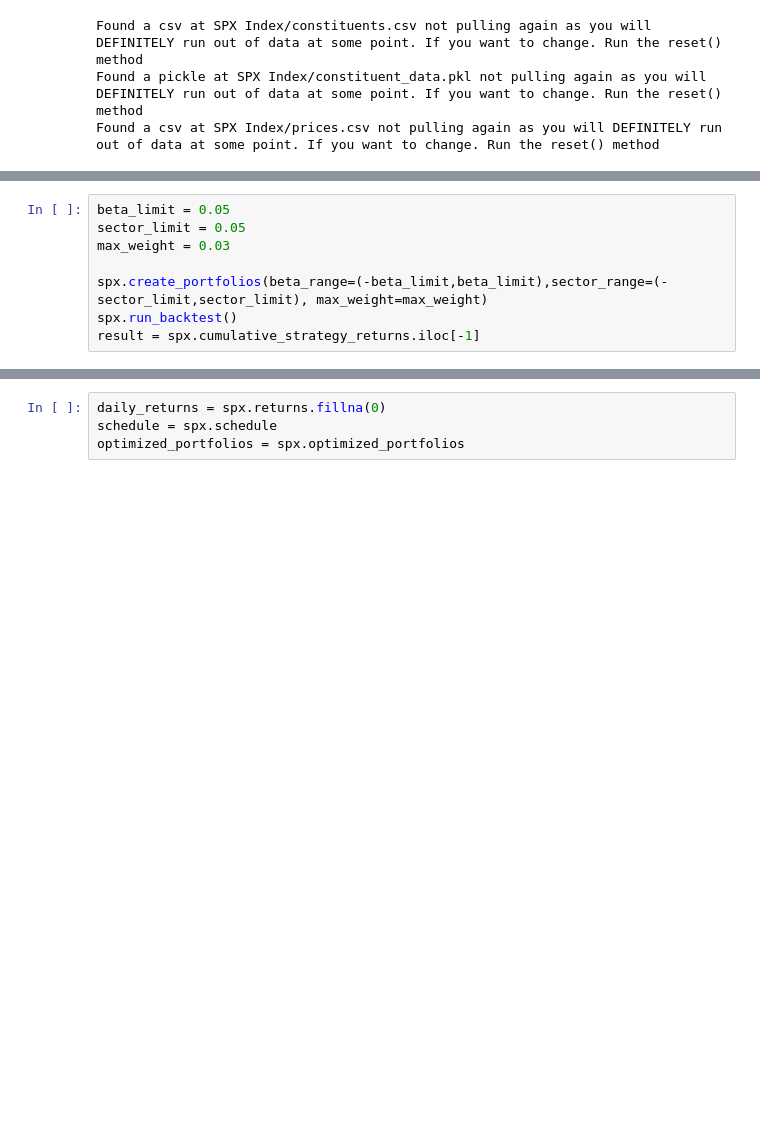
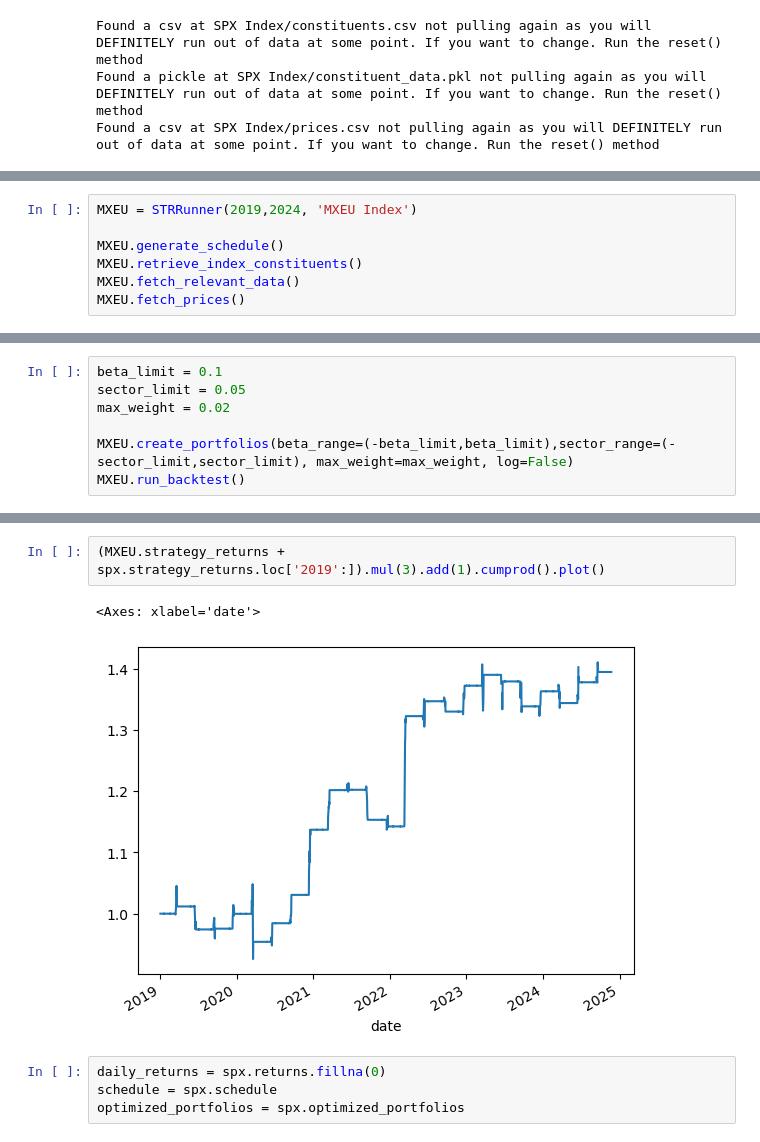
Before and after one commit to Casper889/STR, a Jupyter notebook: testeng.ipynb, the cells around one changed output, grey strips where cells are left out. Cells and saved outputs as stored; diff of their text form; blank space fills up the shorter version.

```diff
--- a/testeng.ipynb
+++ b/testeng.ipynb
@@ -130,0 +42,7 @@ spx.strategy_returns['2018':].mul(3).add(1).cumprod().plot()
+# %%
+MXEU = STRRunner(2019,2024, 'MXEU Index')
+
+MXEU.generate_schedule()
+MXEU.retrieve_index_constituents()
+MXEU.fetch_relevant_data()
+MXEU.fetch_prices()
@@ -131,9 +156,8 @@ spx.strategy_returns['2018':].mul(3).add(1).cumprod().plot()
 # %%
-beta_limit = 0.05
+beta_limit = 0.1
 sector_limit = 0.05
-max_weight = 0.03
+max_weight = 0.02
 
-spx.create_portfolios(beta_range=(-beta_limit,beta_limit),sector_range=(-sector_limit,sector_limit), max_weight=max_weight)
-spx.run_backtest()
-result = spx.cumulative_strategy_returns.iloc[-1]
+MXEU.create_portfolios(beta_range=(-beta_limit,beta_limit),sector_range=(-sector_limit,sector_limit), max_weight=max_weight, log=False)
+MXEU.run_backtest()
 # %% [output]
@@ -162,3 +165,8 @@ Failed for 2024-12-12 00:00:00. Potentially this is a future date Invalid dimens
+# %%
+(MXEU.strategy_returns + spx.strategy_returns.loc['2019':]).mul(3).add(1).cumprod().plot()
+# %% [output]
+<Axes: xlabel='date'>
+[figure, added]
 # %%
 daily_returns = spx.returns.fillna(0)
 schedule = spx.schedule
```
Also changed, not shown: parts of 16 cells of this notebook, 5 other files.
